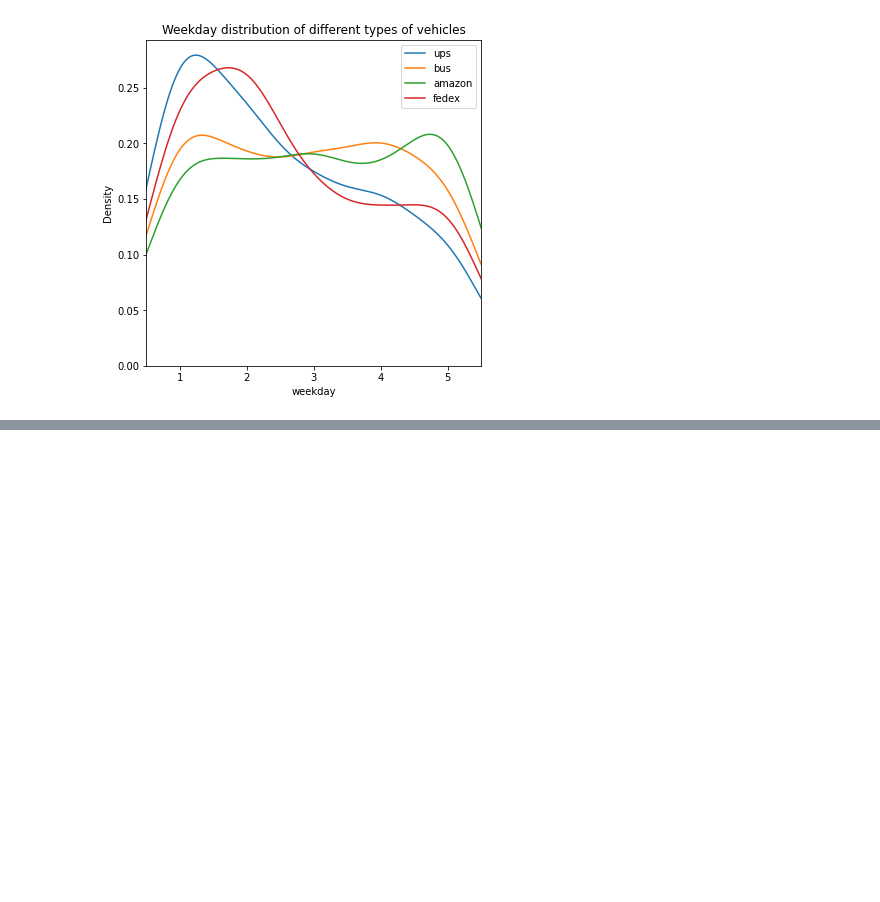
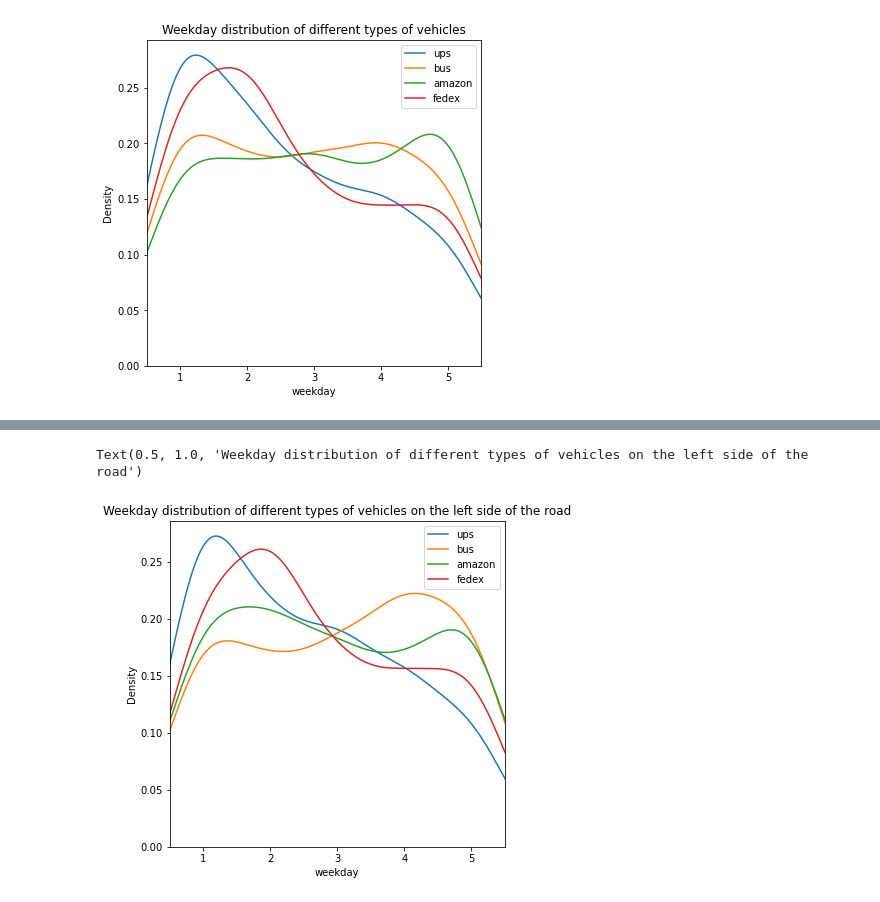
Before and after one commit to ucbtrans/curb-monitor, a Jupyter notebook: notebooks/data_eda.ipynb, the cells around one changed output, grey strips where cells are left out. Cells and saved outputs as stored; diff of their text form; code cells hidden in the pictures; blank space fills up the shorter version.

```diff
--- a/notebooks/data_eda.ipynb
+++ b/notebooks/data_eda.ipynb
@@ -270,0 +357,18 @@ Text(0.5, 1.0, 'Longitude distribution of different types of vehicles')
+# %%
+plt.figure(figsize=(6, 6))
+ups = df[['weekday', 'obj_class_name', 'side_of_road']].query("obj_class_name == 'ups_truck' & side_of_road == 'left'")
+bus = df[['weekday', 'obj_class_name', 'side_of_road']].query("obj_class_name == 'bus' & side_of_road == 'left'")
+amazon = df[['weekday', 'obj_class_name', 'side_of_road']].query("obj_class_name == 'amazon_truck' & side_of_road == 'left'")
+fedex = df[['weekday', 'obj_class_name', 'side_of_road']].query("obj_class_name == 'fedex_truck' & side_of_road == 'left'")
+
+
+sns.kdeplot(data = ups['weekday'], bw=0.4, label='ups')
+sns.kdeplot(data = bus['weekday'], bw=0.4, label='bus')
+sns.kdeplot(data = amazon['weekday'], bw=0.4, label='amazon')
+sns.kdeplot(data = fedex['weekday'], bw=0.4, label='fedex')
+plt.xlim([0.5, 5.5])
+plt.legend();
+plt.title('Weekday distribution of different types of vehicles on the left side of the road')
+# %% [output]
+Text(0.5, 1.0, 'Weekday distribution of different types of vehicles on the left side of the road')
+[figure, added]
```
Also changed, not shown: parts of 22 cells of this notebook, 6 other files.
